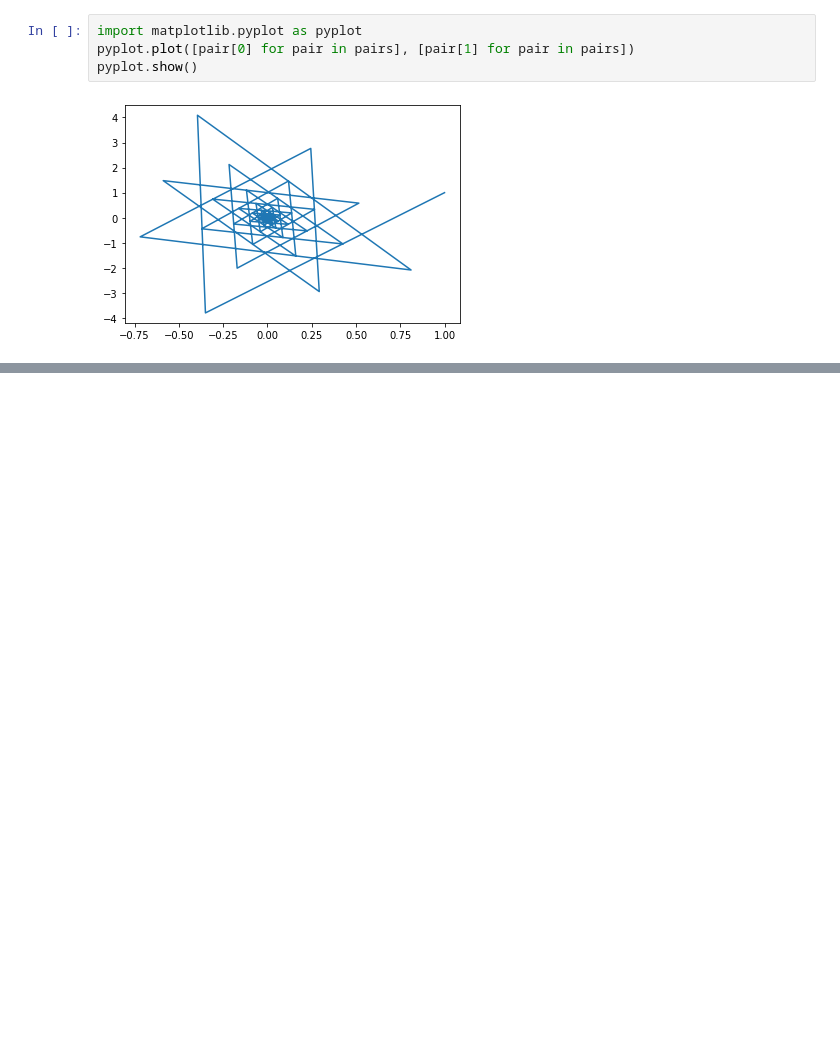
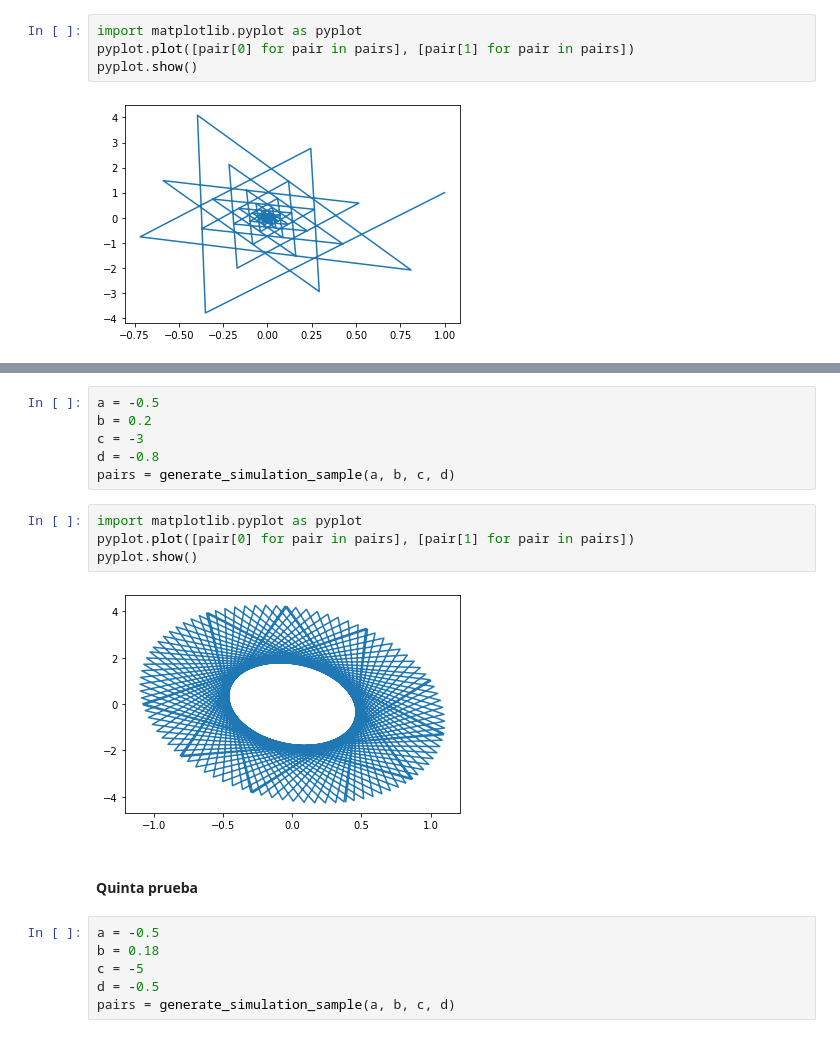
Before and after one commit to sebastianripari/75.26_simulacion, a Jupyter notebook: 4/7.ipynb, the cells around one changed output, grey strips where cells are left out. Saved outputs shown, nothing was run; the diff lists cells and outputs as text; blank space fills up the shorter version.

```diff
--- a/4/7.ipynb
+++ b/4/7.ipynb
@@ -46,0 +81,20 @@ pyplot.show()
+# %%
+a = -0.5
+b = 0.2
+c = -3
+d = -0.8
+pairs = generate_simulation_sample(a, b, c, d)
+# %%
+import matplotlib.pyplot as pyplot
+pyplot.plot([pair[0] for pair in pairs], [pair[1] for pair in pairs])
+pyplot.show()
+# %% [output]
+[figure, added]
+# %% [markdown]
+#### Quinta prueba
+# %%
+a = -0.5
+b = 0.18
+c = -5
+d = -0.5
+pairs = generate_simulation_sample(a, b, c, d)
```
Also changed, not shown: parts of 10 cells of this notebook.
